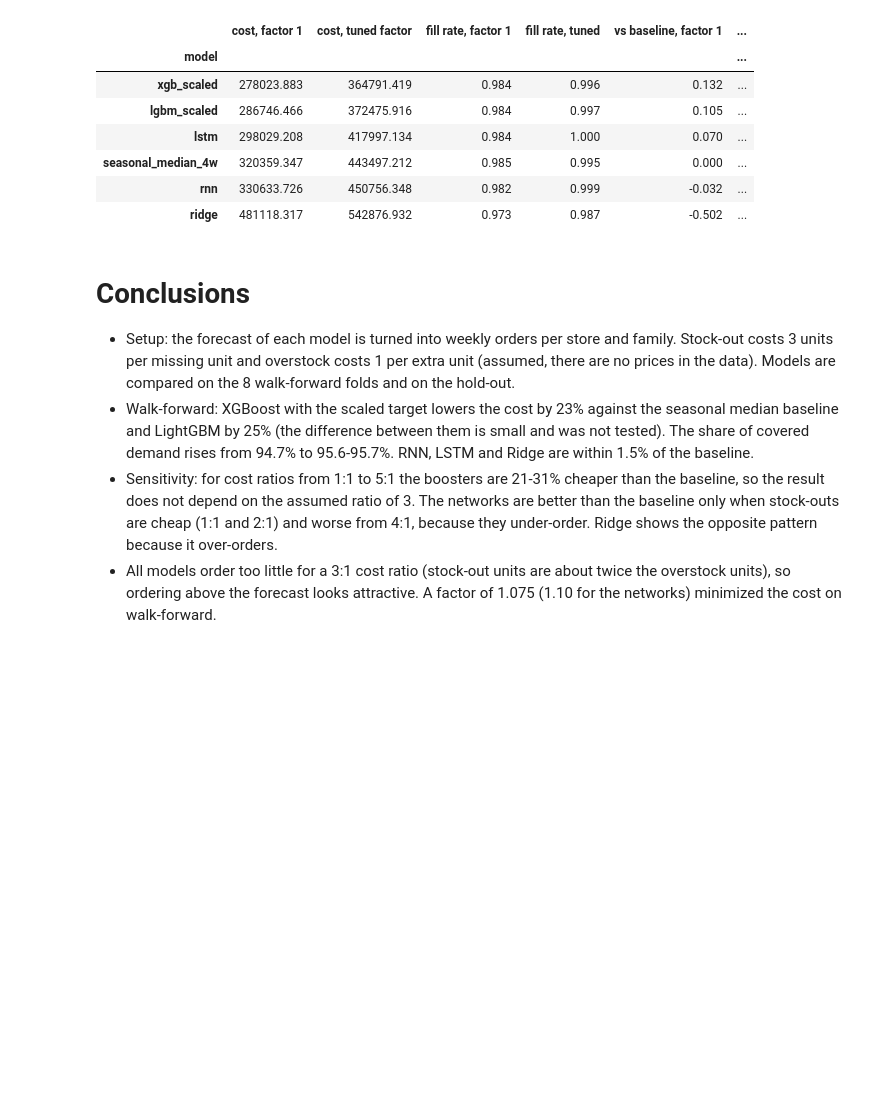
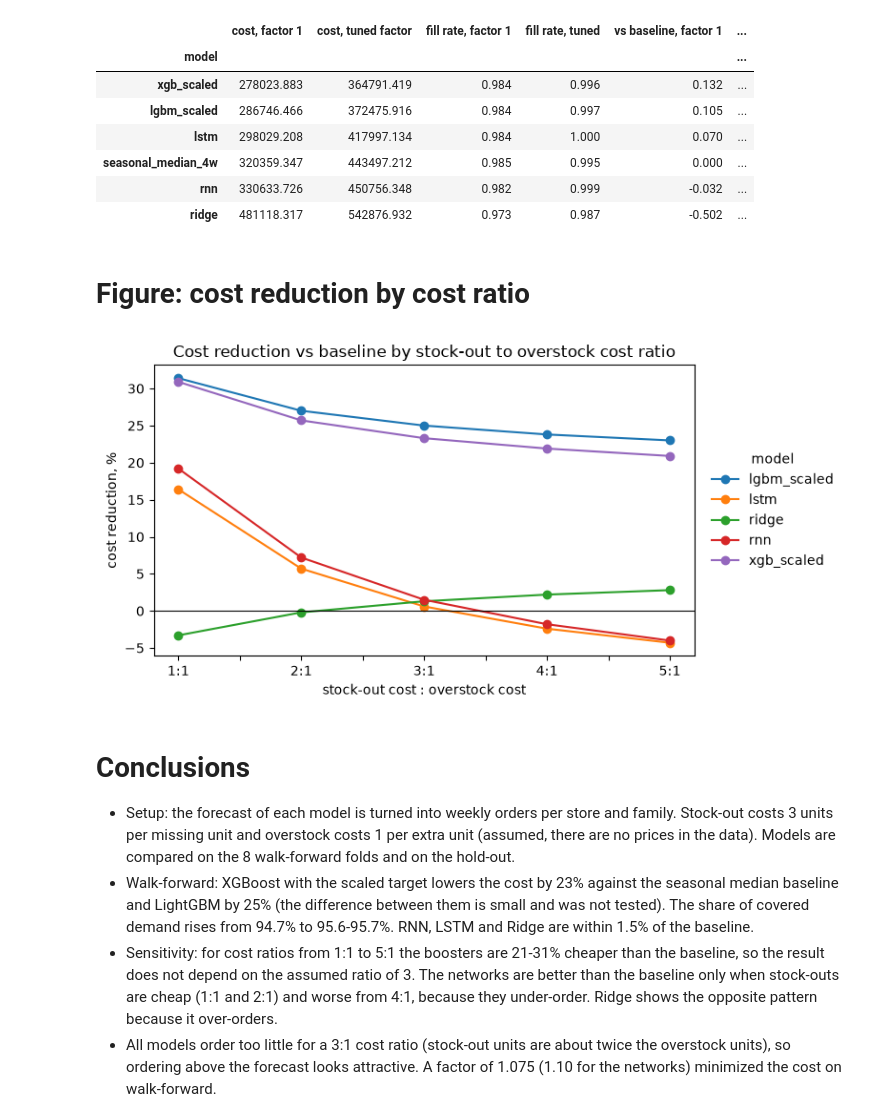
Before and after one commit to LV-Engineer/Demand-Forecasting, a Jupyter notebook: notebooks/09_business.ipynb, the cells around one changed output. Saved outputs shown, nothing was run; the diff lists cells and outputs as text; code cells hidden in the pictures; blank space fills up the shorter version.

```diff
--- a/notebooks/09_business.ipynb
+++ b/notebooks/09_business.ipynb
@@ -80,6 +80,26 @@ pd.DataFrame({
 | seasonal_median_4w | 320359.347 | 443497.212 | 0.985 | 0.995 | 0.000 | ... |
 | rnn | 330633.726 | 450756.348 | 0.982 | 0.999 | -0.032 | ... |
 | ridge | 481118.317 | 542876.932 | 0.973 | 0.987 | -0.502 | ... |
+# %% [markdown]
+# Figure: cost reduction by cost ratio
+# %%
+import matplotlib.pyplot as plt
+
+from demand.config import FIGURES
+
+FIGURES.mkdir(parents=True, exist_ok=True)
+
+saving = sensitivity(table[table.fold <= 8]).drop(index="seasonal_median_4w") * 100
+ax = saving.T.plot(marker="o", figsize=(8, 4), title="Cost reduction vs baseline by stock-out to overstock cost ratio")
+ax.axhline(0, color="black", linewidth=0.8)
+ax.set_xlabel("stock-out cost : overstock cost")
+ax.set_ylabel("cost reduction, %")
+ax.legend(title="model", loc="center left", bbox_to_anchor=(1.01, 0.5), frameon=False)
+plt.tight_layout()
+plt.savefig(FIGURES / "cost_sensitivity.png", dpi=150)
+plt.show()
+# %% [output]
+[figure, added]
 # %% [markdown]
 # Conclusions
 
```
Also changed, not shown: 6 other files.
